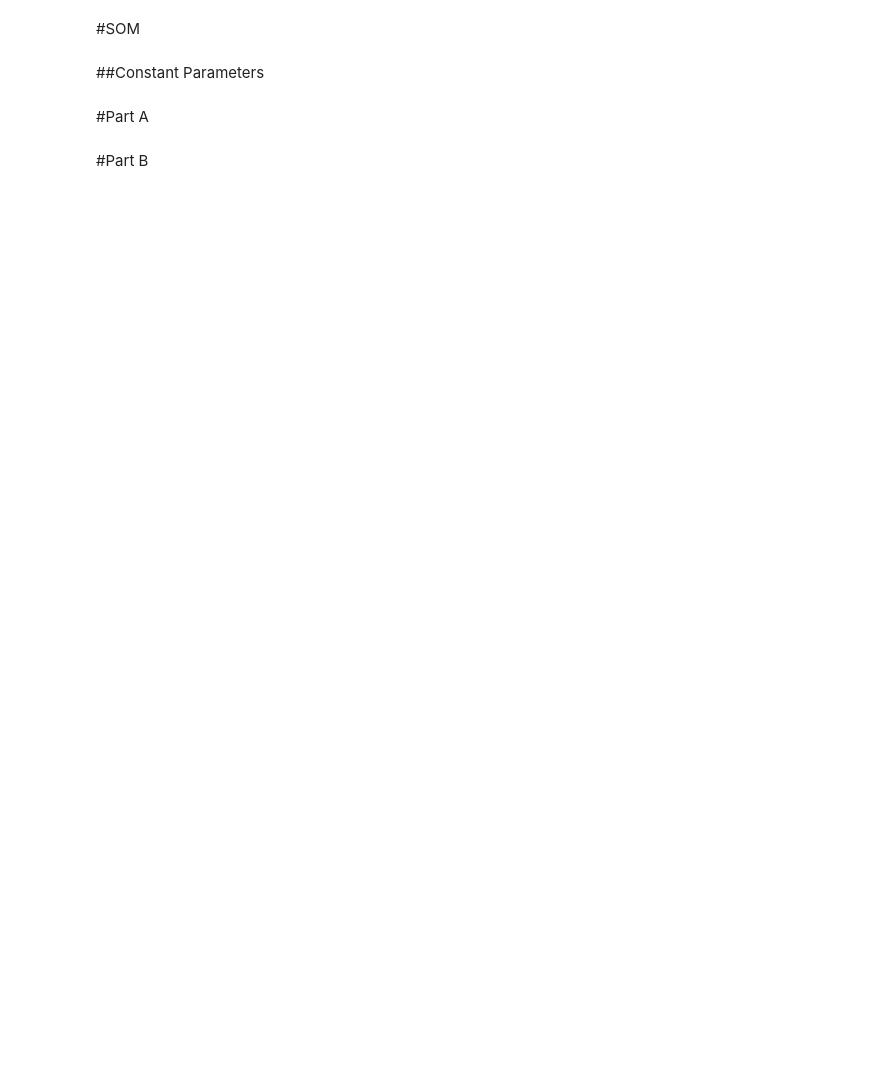
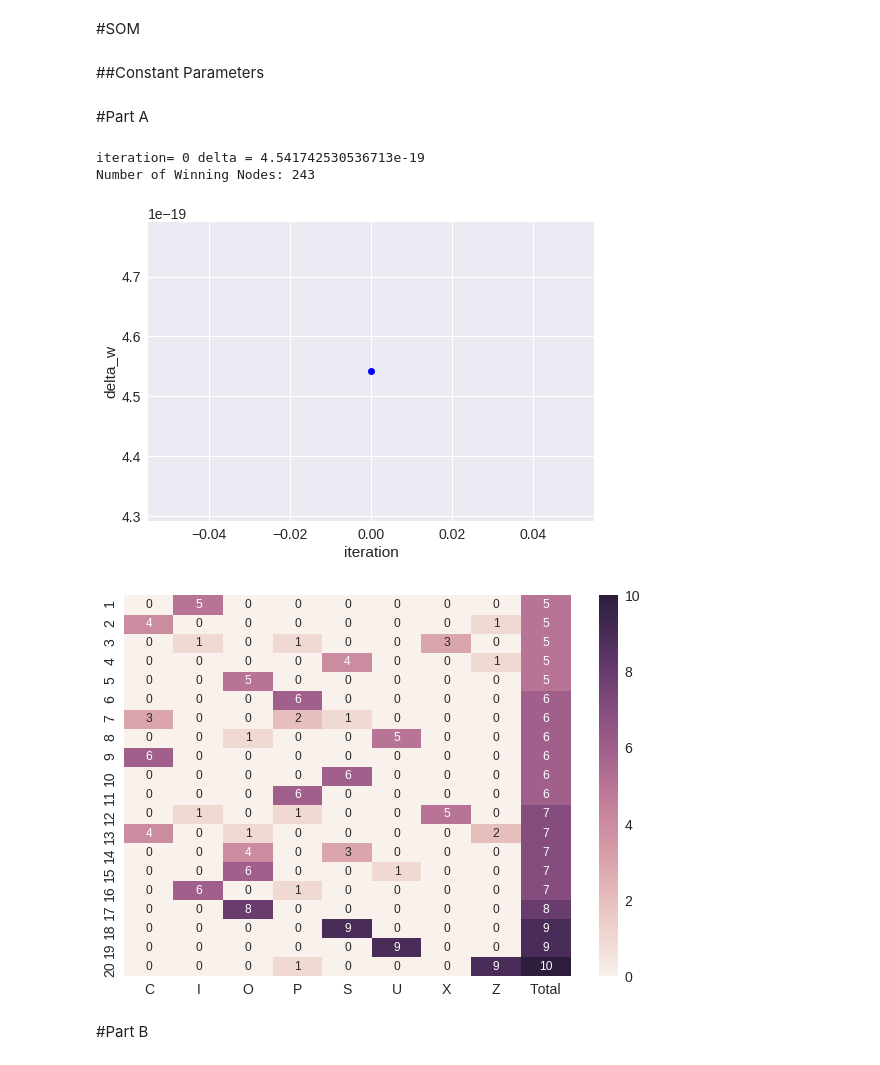
Before and after one commit to puraminy/mini_proj3, a Jupyter notebook: SOM.ipynb, the cells around one changed output. Drawn from its saved outputs; the diff is of its cells as text; code cells hidden in the pictures; blank space fills up the shorter version.

```diff
--- a/SOM.ipynb
+++ b/SOM.ipynb
@@ -126,11 +121,10 @@ def SOM (data = alphabet, x = 25, y = 25, features = 28*28, radius = 0, learning
 # %%
 features = 28*28
 learningrate = 0.9
-decay = 0.9
-x=625
-y=1
+#decay = 0.9
+x=625;y=1
 # ini_weights (1) PCA
-som0 = MiniSom(x=x, y=y, input_len=features, sigma=radius, learning_rate=learningrate, neighborhood_function=neighborhood)  # initialization of 25x25 SOM
+som0 = MiniSom(x=x, y=y, input_len=features)  # initialization of 25x25 SOM
 som0.pca_weights_init(alphabet)
 ini_weights = som0._weights - 0
 
@@ -162,9 +156,14 @@ radius = 0
 #neighborhood='gaussian'
 neighborhood='triangle'
 
-somA,ii,delta_w, weights = SOM (data = alphabet, x = x, y = y, features = features, radius = radius,
-                    learningrate = learningrate, decay = decay, neighborhood=neighborhood, ini_weights = ini_weights)
-#weights = som.get_weights() - 0
+somA = MiniSom(x=x, y=y, input_len=features, sigma=radius, learning_rate=learningrate, neighborhood_function=neighborhood)  # initialization of 25x25 SOM
+somA._weights = ini_weights
+#somA.random_weights_init(alphabet)  # initialize weights with random values
+somA.train_delta(alphabet, delta=0.0001, max_iteration=2000)
+
+weightsA = somA._weights
+
+
 
 # Visualizing Results
 if x>1 and y>1:
@@ -181,13 +180,13 @@ if x>1 and y>1:
                   fontdict={'weight': 'bold',  'size': 11}
                   )
         im = im + 1
-    plt.axis([0, weights.shape[0], 0,  weights.shape[1]])
+    plt.axis([0, weightsA.shape[0], 0,  weightsA.shape[1]])
     #plt.savefig('resulting_images/som_digts.png')
     plt.show()
 
 
 mappings = somA.win_map(alphabet)
-print(len(mappings))
+print("Number of Winning Nodes: "+str(len(mappings)))
 nodes = list(mappings) # position of nodes that contain values!
 values = []
 for i in nodes:
@@ -203,34 +202,39 @@ if len(mappings)>19:
           zeroo = alphabet-selected_nodes[i][j]
           pos = np.where(~zeroo.any(axis=1))[0]
           result_mat[i, label[pos]] = result_mat[i, label[pos]]+1
 
 else:
   selected_nodes = sorted_values
   result_mat =np.zeros([len(mappings),9])
   for i in range(len(mappings)):
       result_mat[i,8] = len(selected_nodes[i])
       for j in range(len(selected_nodes[i])):
           zeroo = alphabet-selected_nodes[i][j]
           pos = np.where(~zeroo.any(axis=1))[0]
           result_mat[i, label[pos]] = result_mat[i, label[pos]]+1
 
 
 
 import seaborn as sn
 import pandas  as pd
 
 df_result = pd.DataFrame(result_mat, range(result_mat.shape[0]), range(9))
 
 aylabels = ['1', '2', '3', '4', '5', '6', '7', '8', '9', '10','11',
             '12', '13', '14', '15', '16', '17', '18', '19', '20']
 axlabels = ['C', 'I', 'O', 'P', 'S', 'U', 'X', 'Z', 'Total']
 
 plt.figure(figsize=(10, 7))
 sn.set(font_scale=1.4)  # for label size
 sn.heatmap(df_result, annot=True, annot_kws={"size": 12}, xticklabels=axlabels, yticklabels=aylabels)  # font size
 plt.show()
 
-print("Convergence in "+str(ii)+" iterations")
+#print("Convergence in "+str(ii)+" iterations")
+# %% [output]
+iteration= 0 delta = 4.541742530536713e-19
+Number of Winning Nodes: 243
+[figure, added]
+[figure, added]
 # %% [markdown]
 #Part B
 # %%
```
Also changed, not shown: parts of 4 cells of this notebook.
